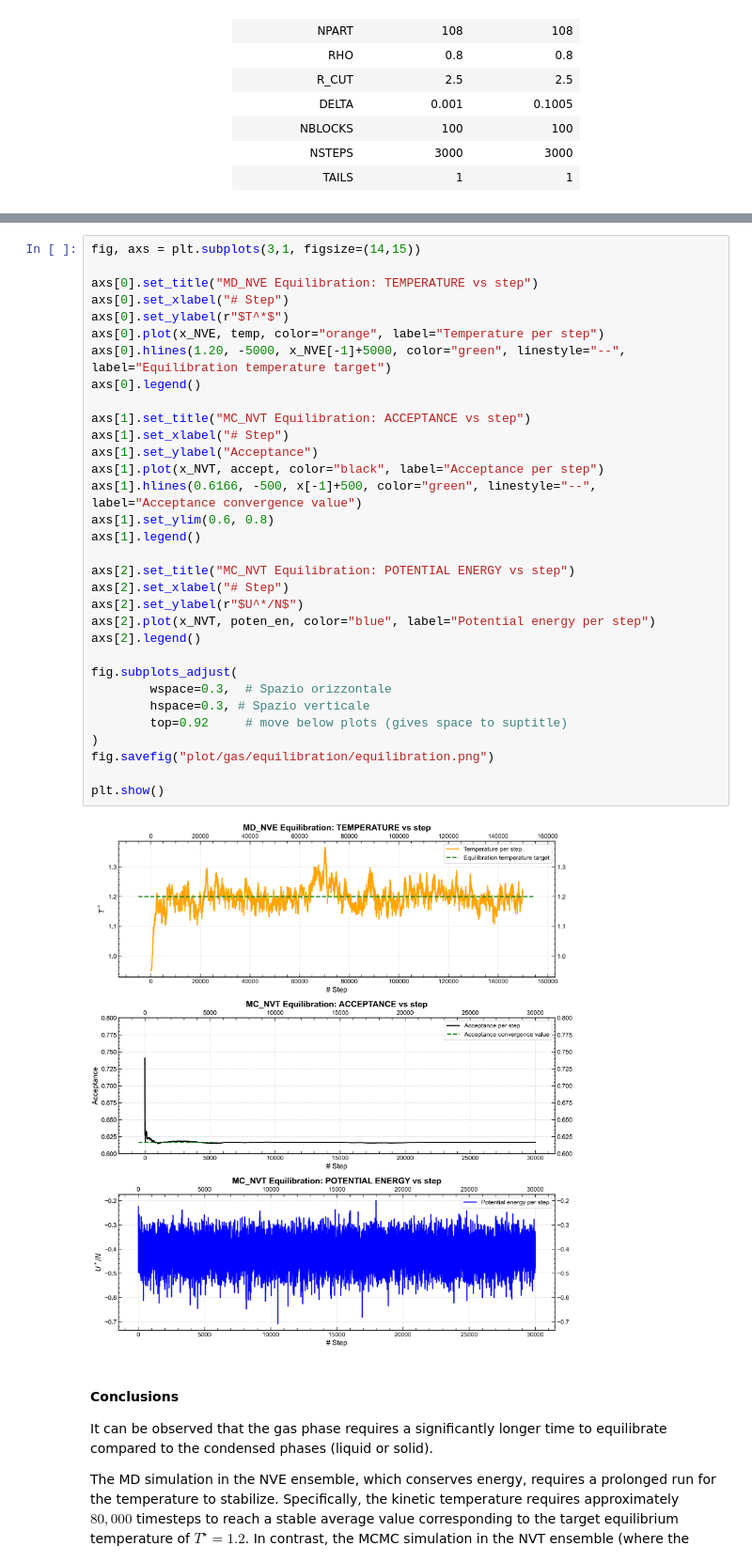
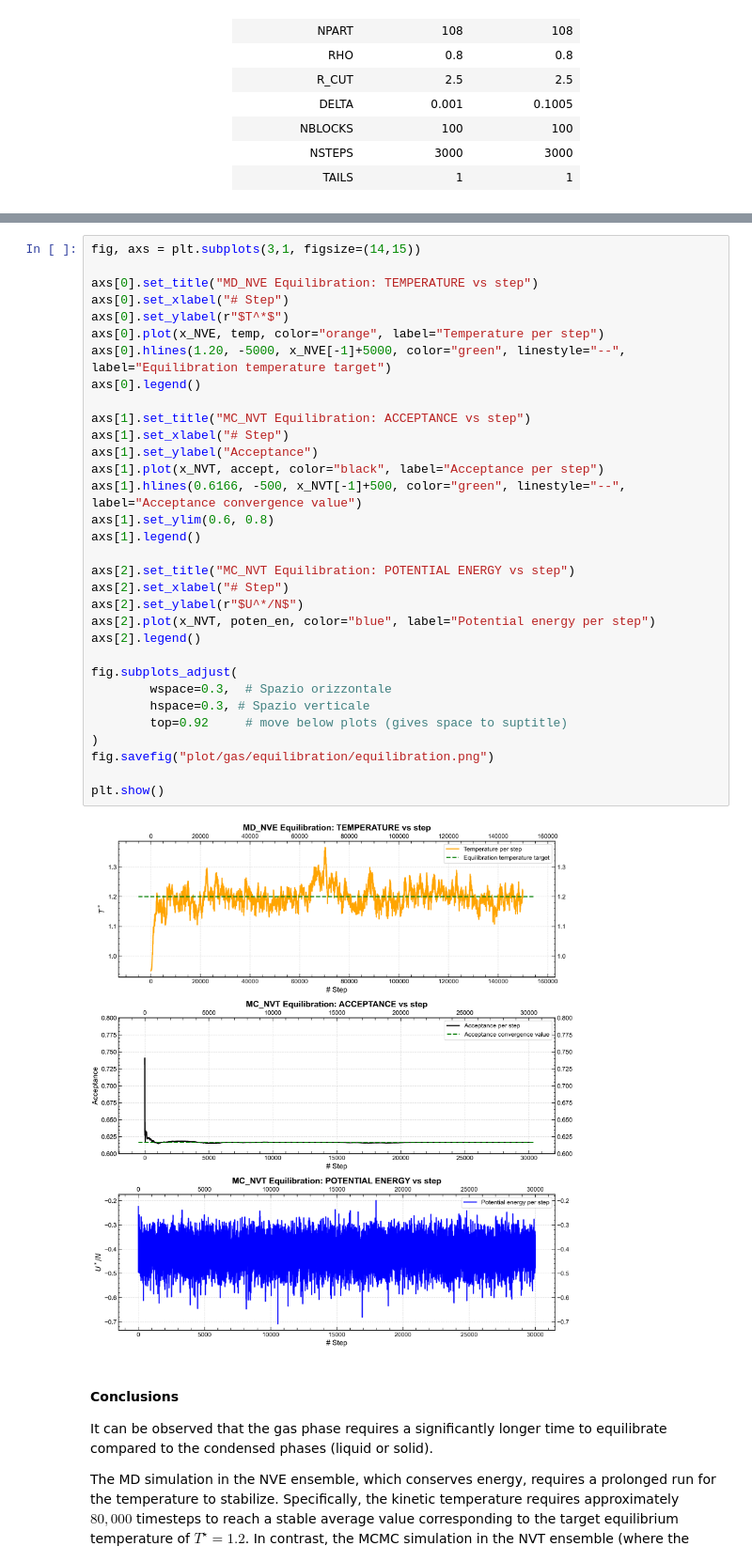
Before and after one commit to tomcnc/NSL, a Jupyter notebook: LSN_07/LSN_gas.ipynb, the cells around one changed output, grey strips where cells are left out. Shown at 94% size. Saved outputs shown, nothing was run; the diff lists cells and outputs as text.

```diff
--- a/LSN_07/LSN_gas.ipynb
+++ b/LSN_07/LSN_gas.ipynb
@@ -182,35 +104,35 @@ fig, axs = plt.subplots(3,1, figsize=(14,15))
 
 axs[0].set_title("MD_NVE Equilibration: TEMPERATURE vs step")
 axs[0].set_xlabel("# Step")
 axs[0].set_ylabel(r"$T^*$")
 axs[0].plot(x_NVE, temp, color="orange", label="Temperature per step")
 axs[0].hlines(1.20, -5000, x_NVE[-1]+5000, color="green", linestyle="--", label="Equilibration temperature target")
 axs[0].legend()
 
 axs[1].set_title("MC_NVT Equilibration: ACCEPTANCE vs step")
 axs[1].set_xlabel("# Step")
 axs[1].set_ylabel("Acceptance")
 axs[1].plot(x_NVT, accept, color="black", label="Acceptance per step")
-axs[1].hlines(0.6166, -500, x[-1]+500, color="green", linestyle="--", label="Acceptance convergence value")
+axs[1].hlines(0.6166, -500, x_NVT[-1]+500, color="green", linestyle="--", label="Acceptance convergence value")
 axs[1].set_ylim(0.6, 0.8)
 axs[1].legend()
 
 axs[2].set_title("MC_NVT Equilibration: POTENTIAL ENERGY vs step")
 axs[2].set_xlabel("# Step")
 axs[2].set_ylabel(r"$U^*/N$")
 axs[2].plot(x_NVT, poten_en, color="blue", label="Potential energy per step")
 axs[2].legend()
 
 fig.subplots_adjust(
         wspace=0.3,  # Spazio orizzontale
         hspace=0.3, # Spazio verticale
         top=0.92     # move below plots (gives space to suptitle)
 )
 fig.savefig("plot/gas/equilibration/equilibration.png")
 
 plt.show()
 # %% [output]
-[figure, old version]
+[figure, new version]
 # %% [markdown]
 <h4>Conclusions</h4>
 
```
Also changed, not shown: parts of 12 cells of this notebook, 26 other files.
